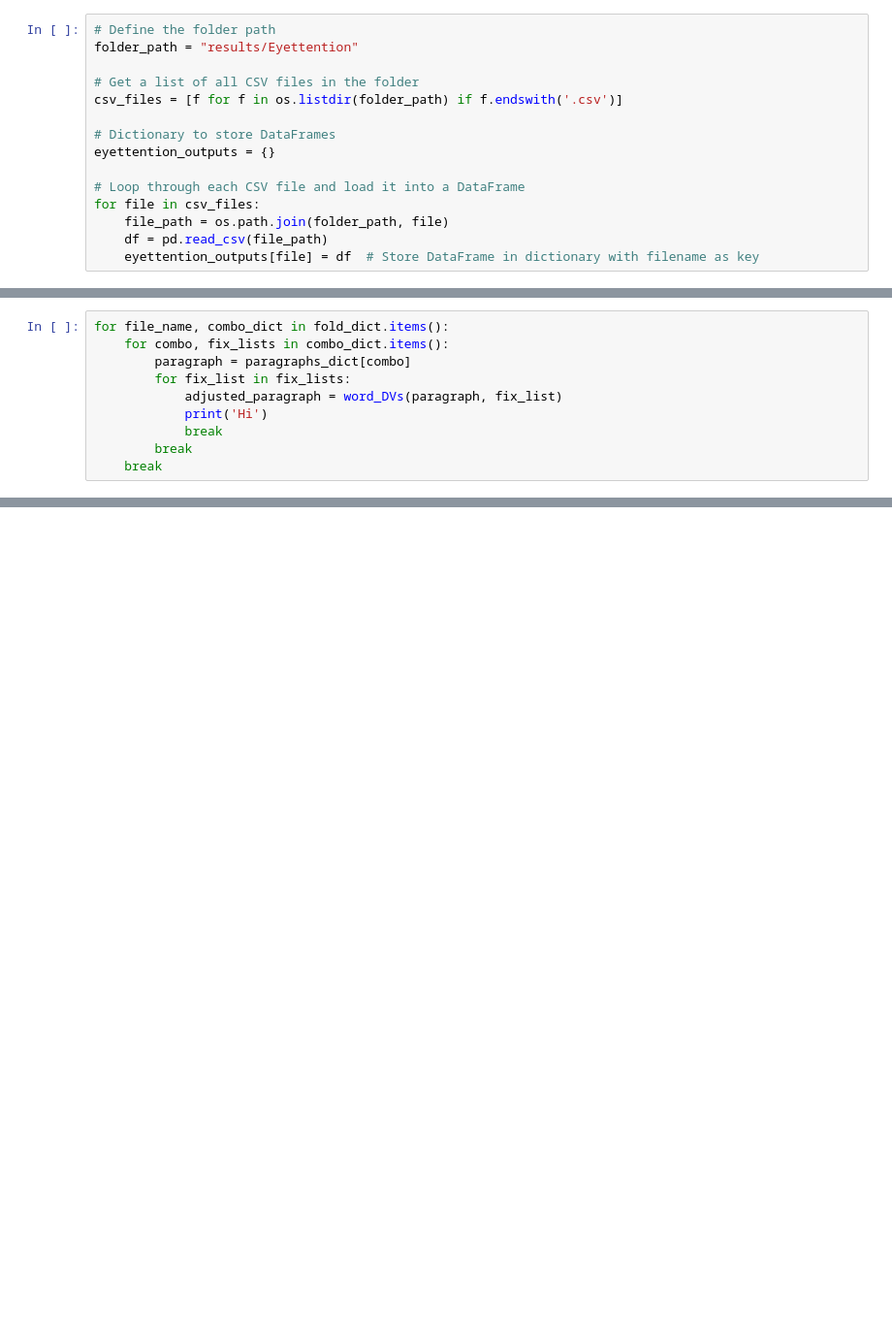
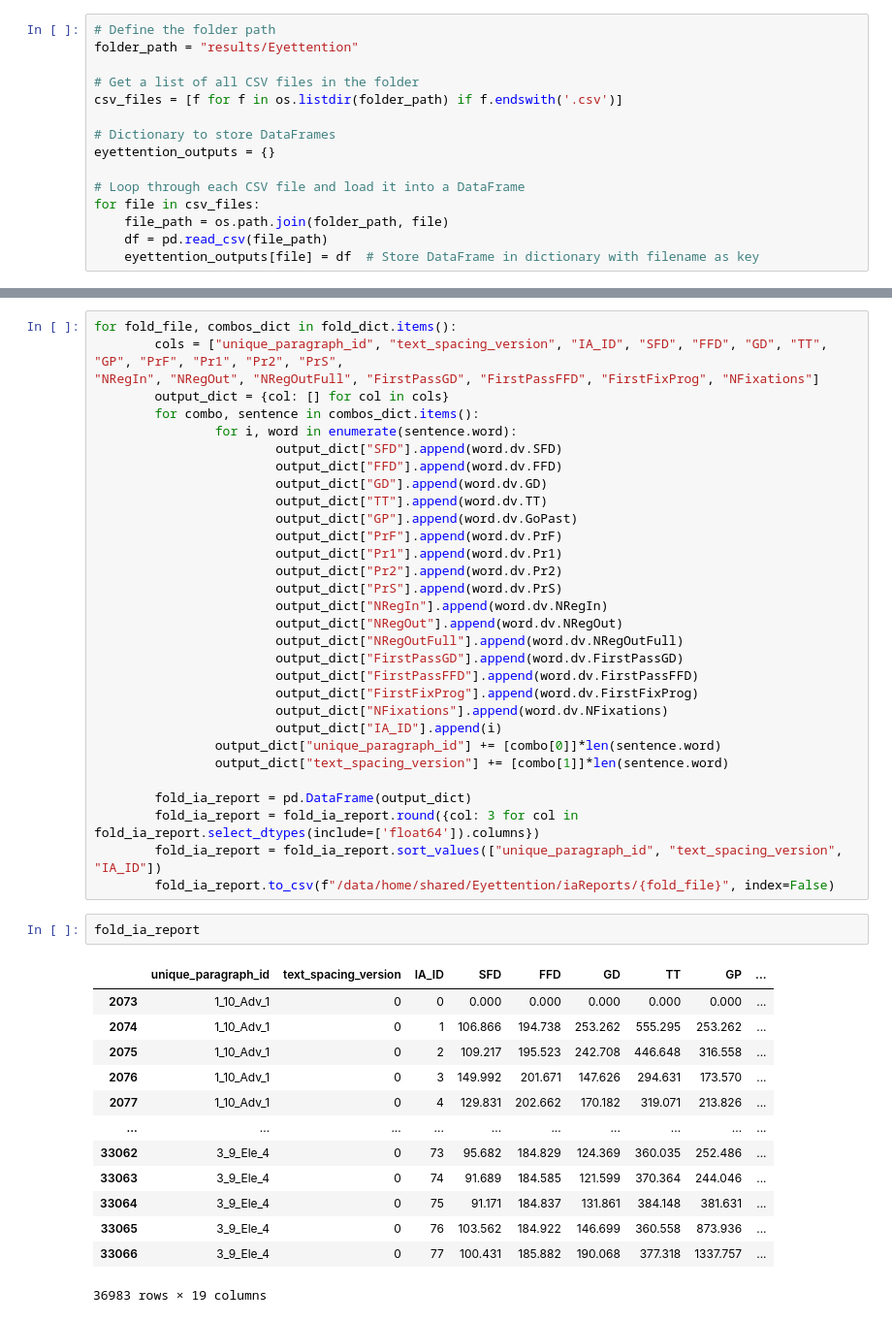
Before and after one commit to ArielNitzav/Eyettention_OneStop, a Jupyter notebook: EZ_output.ipynb, the cells around one changed output, grey strips where cells are left out. Shown at 97% size. Saved outputs shown, nothing was run; the diff lists cells and outputs as text; blank space fills up the shorter version.

Commit message:
files updated for whole training - inference - iaReporting cycle

```diff
--- a/EZ_output.ipynb
+++ b/EZ_output.ipynb
@@ -76,10 +55,0 @@ for fold_output in sorted(eyettention_outputs.keys()):
-# %%
-for file_name, combo_dict in fold_dict.items():
-    for combo, fix_lists in combo_dict.items():
-        paragraph = paragraphs_dict[combo]
-        for fix_list in fix_lists:
-            adjusted_paragraph = word_DVs(paragraph, fix_list)
-            print('Hi')
-            break
-        break
-    break
@@ -89,0 +102,47 @@ AttributeError: 'list' object has no attribute 'word'
+# %%
+for fold_file, combos_dict in fold_dict.items():
+        cols = ["unique_paragraph_id", "text_spacing_version", "IA_ID", "SFD", "FFD", "GD", "TT", "GP", "PrF", "Pr1", "Pr2", "PrS",
+"NRegIn", "NRegOut", "NRegOutFull", "FirstPassGD", "FirstPassFFD", "FirstFixProg", "NFixations"]
+        output_dict = {col: [] for col in cols}
+        for combo, sentence in combos_dict.items():
+                for i, word in enumerate(sentence.word):
+                        output_dict["SFD"].append(word.dv.SFD)
+                        output_dict["FFD"].append(word.dv.FFD)
+                        output_dict["GD"].append(word.dv.GD)
+                        output_dict["TT"].append(word.dv.TT)
+                        output_dict["GP"].append(word.dv.GoPast)
+                        output_dict["PrF"].append(word.dv.PrF)
+                        output_dict["Pr1"].append(word.dv.Pr1)
+                        output_dict["Pr2"].append(word.dv.Pr2)
+                        output_dict["PrS"].append(word.dv.PrS)
+                        output_dict["NRegIn"].append(word.dv.NRegIn)
+                        output_dict["NRegOut"].append(word.dv.NRegOut)
+                        output_dict["NRegOutFull"].append(word.dv.NRegOutFull)
+                        output_dict["FirstPassGD"].append(word.dv.FirstPassGD)
+                        output_dict["FirstPassFFD"].append(word.dv.FirstPassFFD)
+                        output_dict["FirstFixProg"].append(word.dv.FirstFixProg)
+                        output_dict["NFixations"].append(word.dv.NFixations)
+                        output_dict["IA_ID"].append(i)
+                output_dict["unique_paragraph_id"] += [combo[0]]*len(sentence.word)
+                output_dict["text_spacing_version"] += [combo[1]]*len(sentence.word)
+
+        fold_ia_report = pd.DataFrame(output_dict)
+        fold_ia_report = fold_ia_report.round({col: 3 for col in fold_ia_report.select_dtypes(include=['float64']).columns})
+        fold_ia_report = fold_ia_report.sort_values(["unique_paragraph_id", "text_spacing_version", "IA_ID"])
+        fold_ia_report.to_csv(f"/data/home/shared/Eyettention/iaReports/{fold_file}", index=False)
+# %%
+fold_ia_report
+# %% [output]
+|  | unique_paragraph_id | text_spacing_version | IA_ID | SFD | FFD | GD | TT | GP | ... |
+| 2073 | 1_10_Adv_1 | 0 | 0 | 0.000 | 0.000 | 0.000 | 0.000 | 0.000 | ... |
+| 2074 | 1_10_Adv_1 | 0 | 1 | 106.866 | 194.738 | 253.262 | 555.295 | 253.262 | ... |
+| 2075 | 1_10_Adv_1 | 0 | 2 | 109.217 | 195.523 | 242.708 | 446.648 | 316.558 | ... |
+| 2076 | 1_10_Adv_1 | 0 | 3 | 149.992 | 201.671 | 147.626 | 294.631 | 173.570 | ... |
+| 2077 | 1_10_Adv_1 | 0 | 4 | 129.831 | 202.662 | 170.182 | 319.071 | 213.826 | ... |
+| ... | ... | ... | ... | ... | ... | ... | ... | ... | ... |
+| 33062 | 3_9_Ele_4 | 0 | 73 | 95.682 | 184.829 | 124.369 | 360.035 | 252.486 | ... |
+| 33063 | 3_9_Ele_4 | 0 | 74 | 91.689 | 184.585 | 121.599 | 370.364 | 244.046 | ... |
+| 33064 | 3_9_Ele_4 | 0 | 75 | 91.171 | 184.837 | 131.861 | 384.148 | 381.631 | ... |
+| 33065 | 3_9_Ele_4 | 0 | 76 | 103.562 | 184.922 | 146.699 | 360.558 | 873.936 | ... |
+| 33066 | 3_9_Ele_4 | 0 | 77 | 100.431 | 185.882 | 190.068 | 377.318 | 1337.757 | ... |
+36983 rows × 19 columns
```
Also changed, not shown: parts of 11 cells of this notebook, 8 other files.
